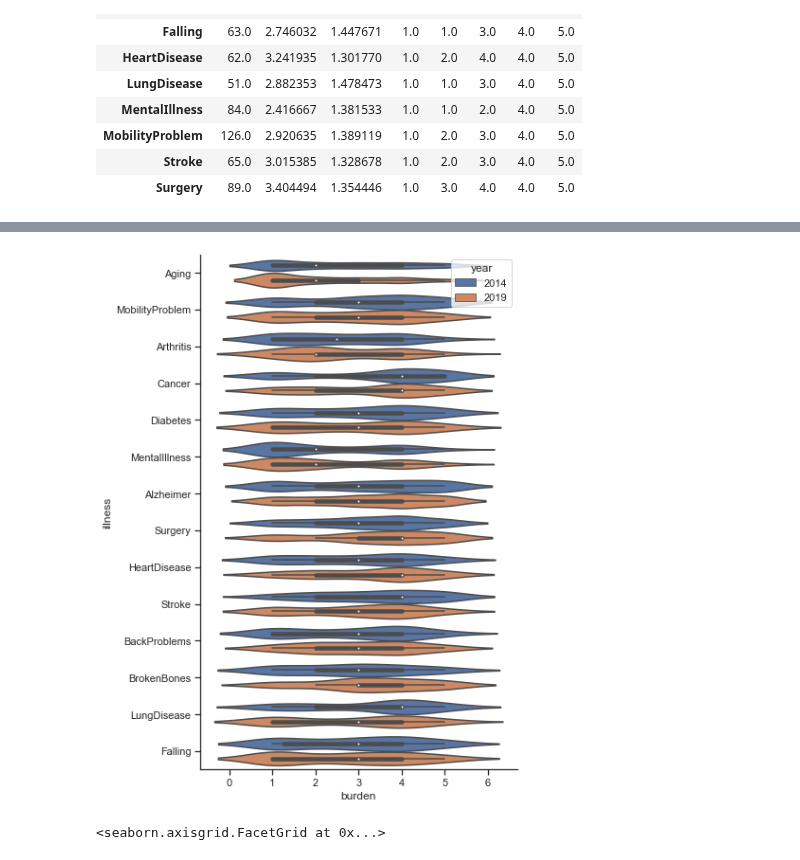
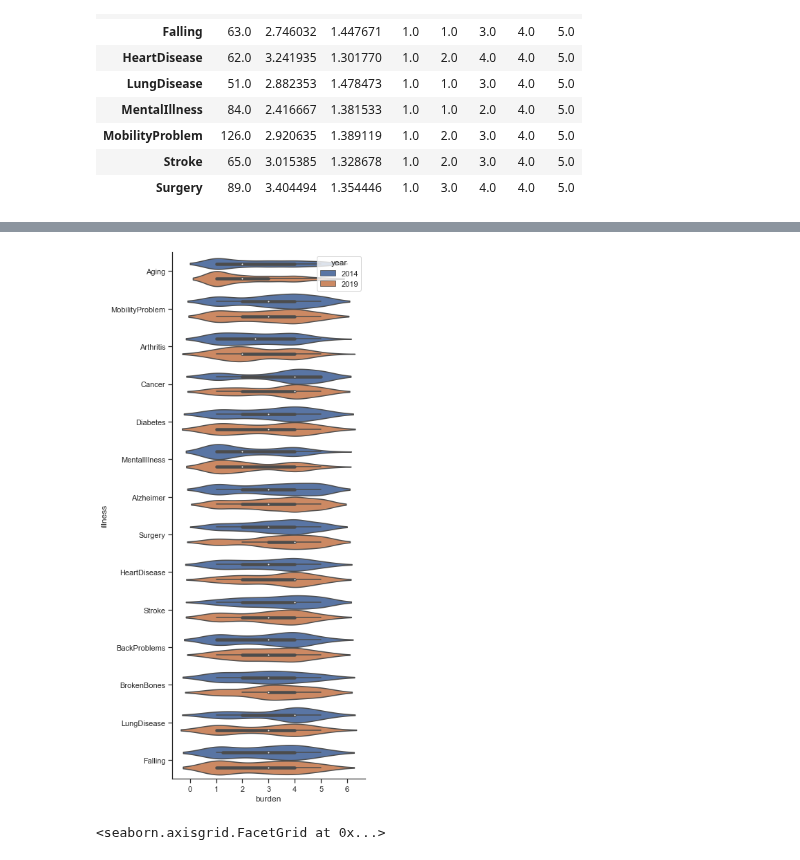
Before and after one commit to woonsupkim/BurdenofCare, a Jupyter notebook: burden.ipynb, the cells around one changed output, grey strips where cells are left out. Saved outputs shown, nothing was run; the diff lists cells and outputs as text; code cells hidden in the pictures.

```diff
--- a/burden.ipynb
+++ b/burden.ipynb
@@ -305,10 +305,3 @@ data_2020.groupby(['illness'])['burden'].describe()
 | MobilityProblem | 126.0 | 2.920635 | 1.389119 | 1.0 | 2.0 | 3.0 | 4.0 | 5.0 |
 | Stroke | 65.0 | 3.015385 | 1.328678 | 1.0 | 2.0 | 3.0 | 4.0 | 5.0 |
 | Surgery | 89.0 | 3.404494 | 1.354446 | 1.0 | 3.0 | 4.0 | 4.0 | 5.0 |
-# %%
-sns.set(rc={'figure.figsize':(20,20)})
-
-sns.catplot(x="burden", y="illness",
-            kind = 'violin', hue="year",
-            data=data_burden)
-plt.show()
@@ -317,14 +308,14 @@ plt.show()
 # %%
 sns.set_style('ticks')
 fig, ax = plt.subplots()
 # the size of A4 paper
-fig.set_size_inches(6, 10)
+fig.set_size_inches(5, 14)
 sns.violinplot(x="burden", y="illness",
             hue="year",
             data=data_burden)
 sns.despine()
 # %% [output]
-[figure, old version]
+[figure, new version]
 # %%
 sns.catplot(x="burden", y="illness",
             kind="violin", data=data_2015)
```
Also changed, not shown: parts of 1 cell of this notebook.
